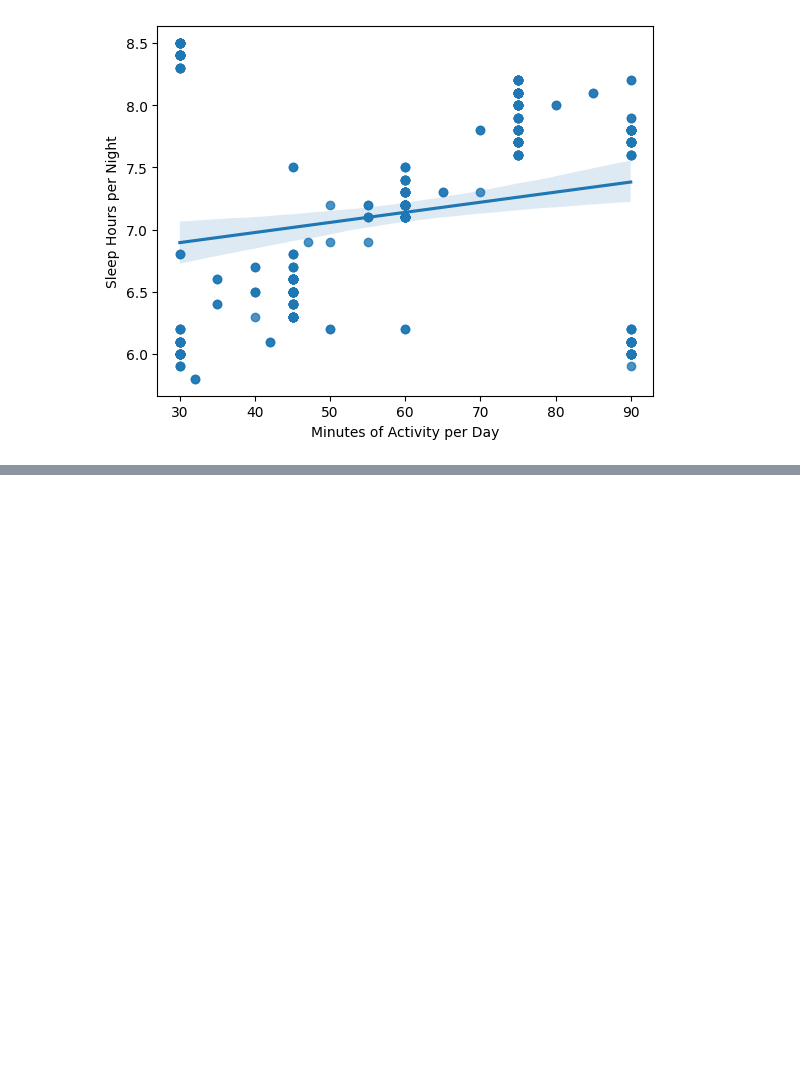
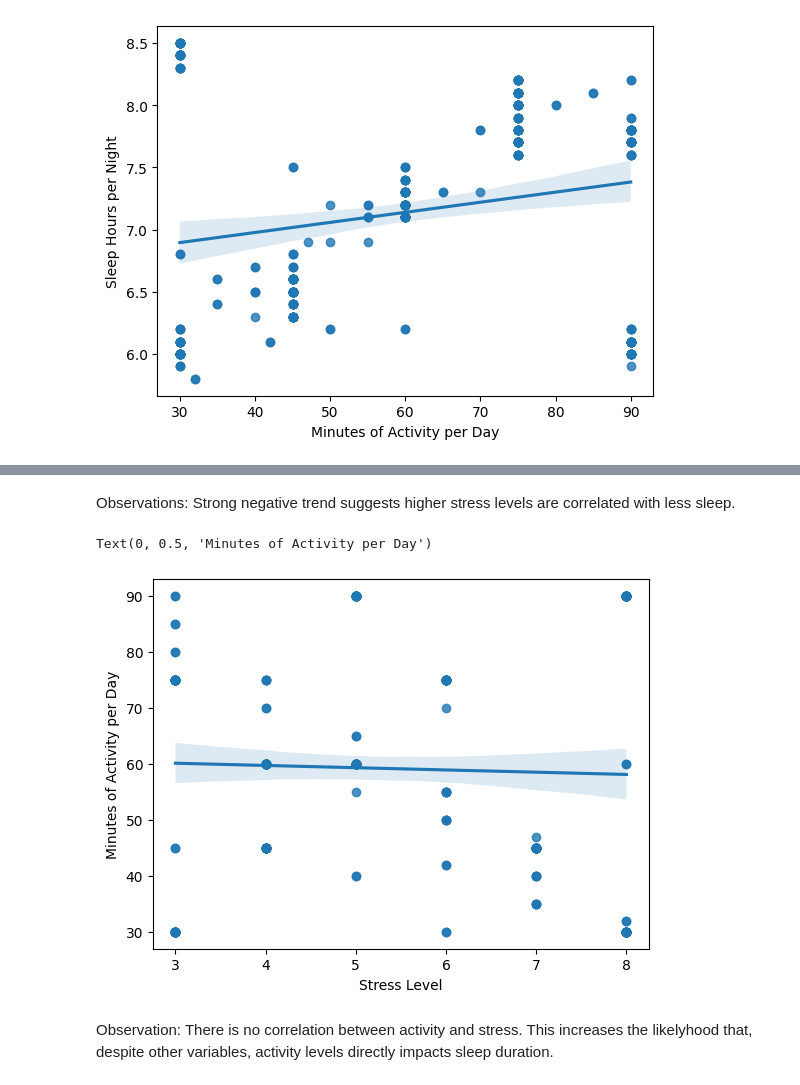
Before and after one commit to chandlershortlidge/sleep-heath-analysis, a Jupyter notebook: main.ipynb, the cells around one changed output, grey strips where cells are left out. Cells and saved outputs as stored; diff of their text form; code cells hidden in the pictures; blank space fills up the shorter version.

```diff
--- a/main.ipynb
+++ b/main.ipynb
@@ -88,0 +117,16 @@ Text(0, 0.5, 'Sleep Hours per Night')
+# %% [markdown]
+Observations: Strong negative trend suggests higher stress levels are correlated with less sleep.
+# %%
+sns.regplot(
+    data=health,
+    x="stress_level",
+    y="activity_min_per_day"
+
+)
+plt.xlabel("Stress Level")
+plt.ylabel("Minutes of Activity per Day")
+# %% [output]
+Text(0, 0.5, 'Minutes of Activity per Day')
+[figure, added]
+# %% [markdown]
+Observation: There is no correlation between activity and stress. This increases the likelyhood that, despite other variables, activity levels directly impacts sleep duration.
```
Also changed, not shown: parts of 6 cells of this notebook.
